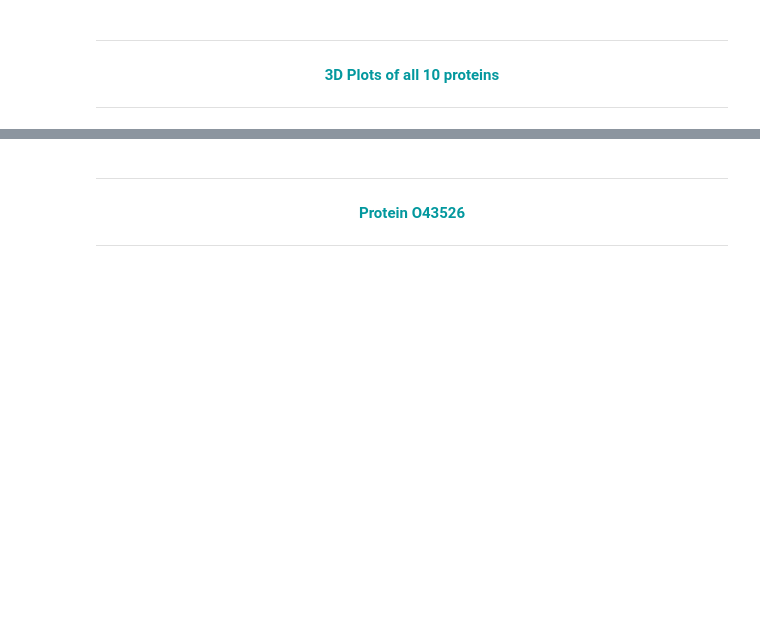
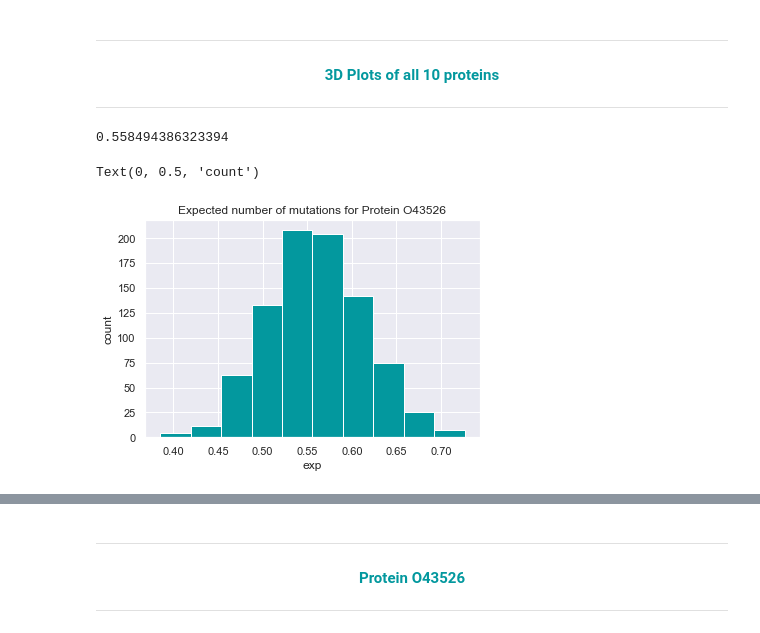
Before and after one commit to iamfaiyam/DATA3001-Proteins-Team-2-Repo, a Jupyter notebook: Exploratory Data Analysis.ipynb, the cells around one changed output, grey strips where cells are left out. Cells and saved outputs as stored; diff of their text form; code cells hidden in the pictures; blank space fills up the shorter version.

```diff
--- a/Exploratory Data Analysis.ipynb
+++ b/Exploratory Data Analysis.ipynb
@@ -182,0 +185,13 @@ protein10 = pd.read_csv('AF-Q969H0-F1-model_v3.csv')
+# %%
+mean_protein = mean_protein / 10
+mean_protein
+# %% [output]
+0.558494386323394
+# %%
+plt.hist(protein1['exp'], color = "#03989e")
+plt.title("Expected number of mutations for Protein O43526")
+plt.xlabel('exp')
+plt.ylabel('count')
+# %% [output]
+Text(0, 0.5, 'count')
+[figure, added]
```
Also changed, not shown: parts of 4 cells of this notebook.
